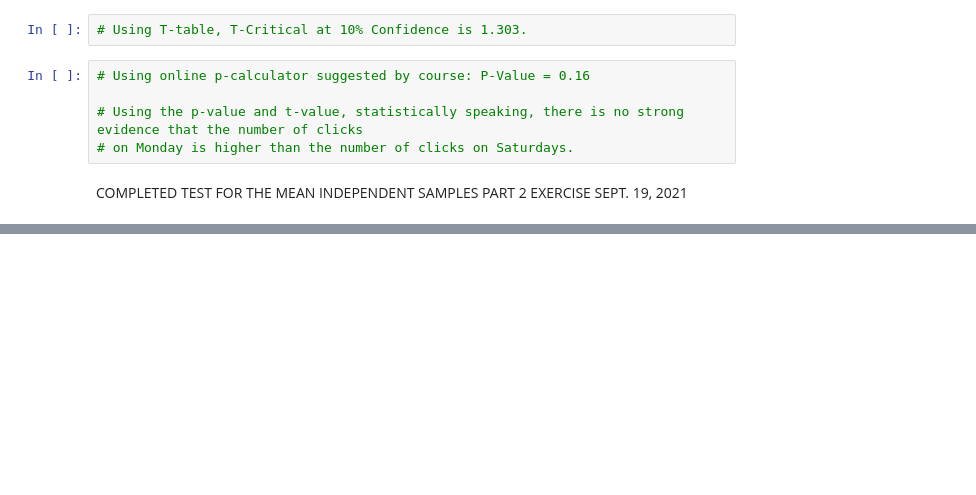
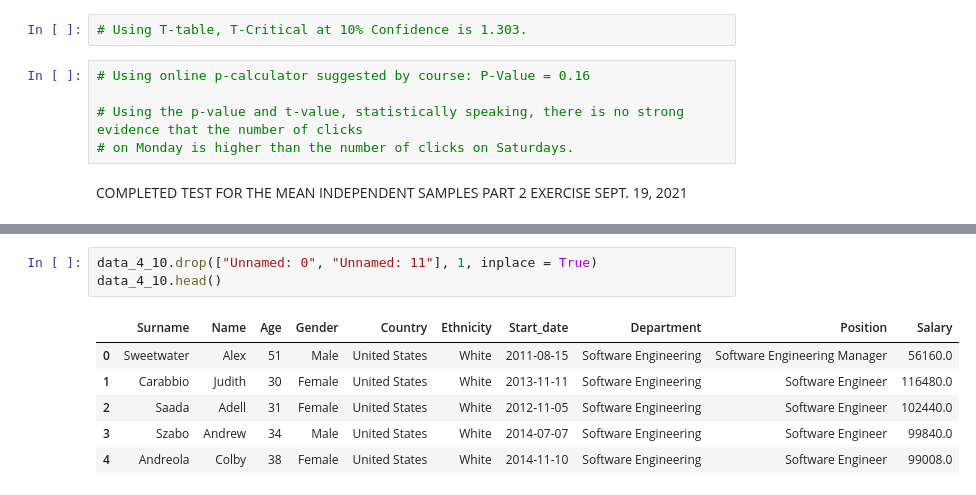
Before and after one commit to Malcolm206/UDEMY_BI_ANALYST, a Jupyter notebook: Untitled.ipynb, the cells around one changed output, grey strips where cells are left out. Drawn from its saved outputs; the diff is of its cells as text; blank space fills up the shorter version.

```diff
--- a/Untitled.ipynb
+++ b/Untitled.ipynb
@@ -915,0 +929,10 @@ COMPLETED TEST FOR THE MEAN INDEPENDENT SAMPLES PART 2 EXERCISE SEPT. 19, 2021
+# %%
+data_4_10.drop(["Unnamed: 0", "Unnamed: 11"], 1, inplace = True)
+data_4_10.head()
+# %% [output]
+|  | Surname | Name | Age | Gender | Country | Ethnicity | Start_date | Department | Position | Salary |
+| 0 | Sweetwater | Alex | 51 | Male | United States | White | 2011-08-15 | Software Engineering | Software Engineering Manager | 56160.0 |
+| 1 | Carabbio | Judith | 30 | Female | United States | White | 2013-11-11 | Software Engineering | Software Engineer | 116480.0 |
+| 2 | Saada | Adell | 31 | Female | United States | White | 2012-11-05 | Software Engineering | Software Engineer | 102440.0 |
+| 3 | Szabo | Andrew | 34 | Male | United States | White | 2014-07-07 | Software Engineering | Software Engineer | 99840.0 |
+| 4 | Andreola | Colby | 38 | Female | United States | White | 2014-11-10 | Software Engineering | Software Engineer | 99008.0 |
```
Also changed, not shown: parts of 9 cells of this notebook.
